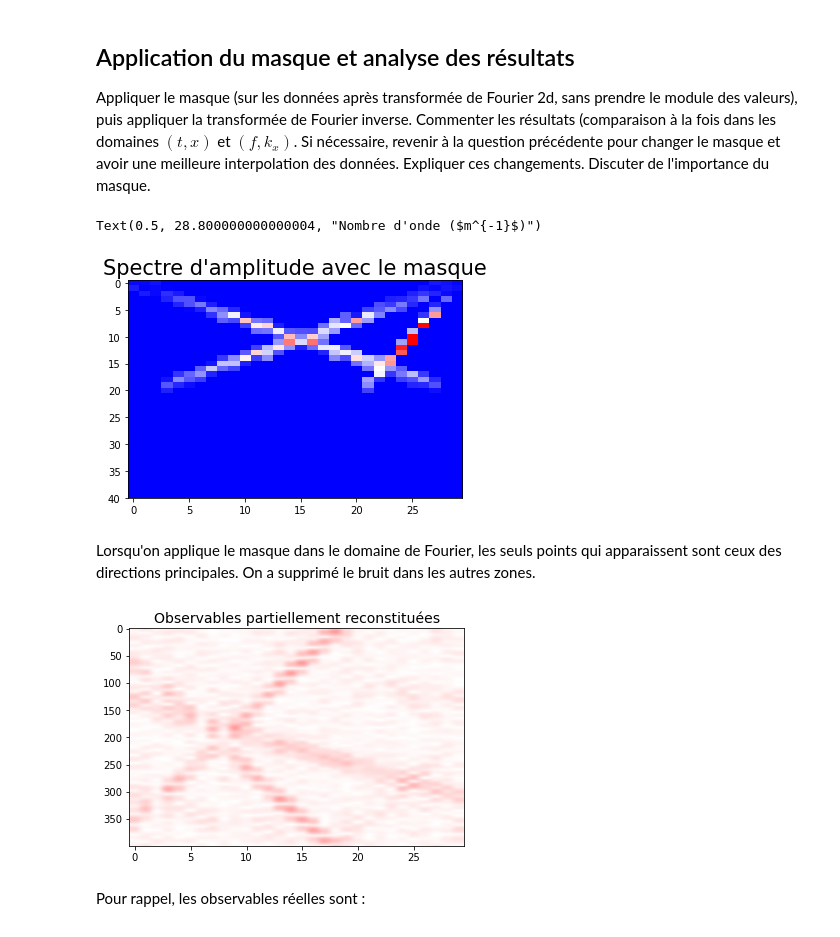
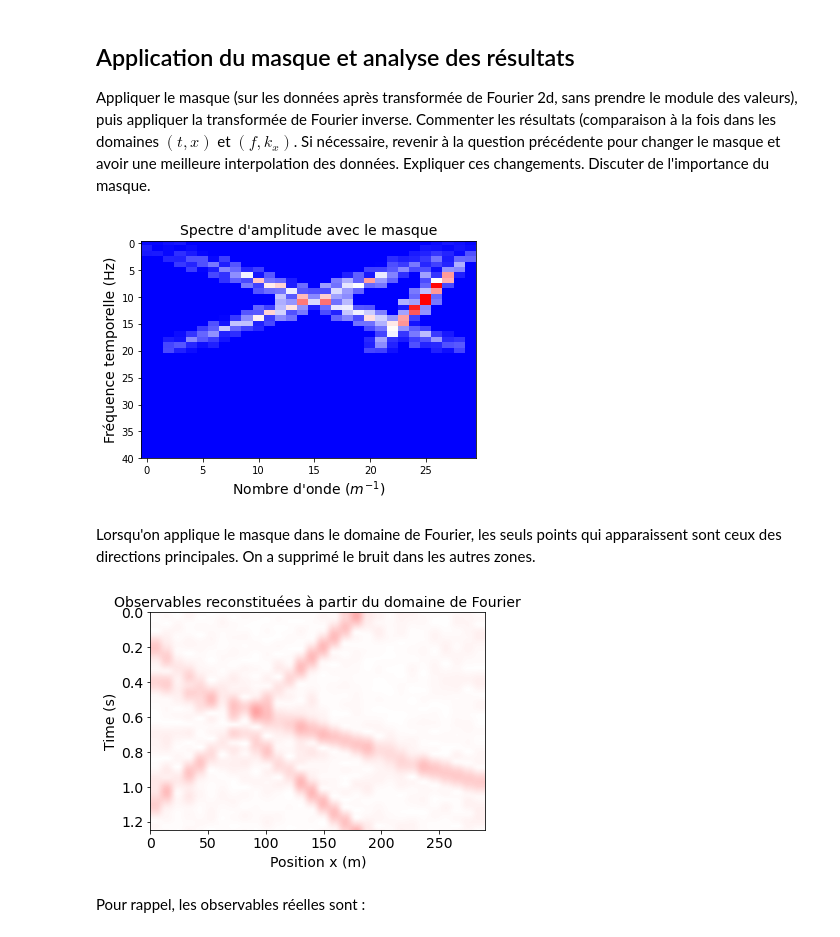
Before and after one commit to gabrielleberrada/projet_traitement_signal, a Jupyter notebook: mini_projet_interpolation/mini_projet_groupe3.ipynb, the cells around one changed output. Saved outputs shown, nothing was run; the diff lists cells and outputs as text; code cells hidden in the pictures.

Commit message:
affichages

```diff
--- a/mini_projet_interpolation/mini_projet_groupe3.ipynb
+++ b/mini_projet_interpolation/mini_projet_groupe3.ipynb
@@ -272,0 +309,3 @@ t3, p3 = maxima_points[2]
+# %%
+for i, (t, p) in enumerate(maxima_points):
+    print(f'(t{i+1}, p{i+1}) = ({round(t, 1)}, {round(p, 4)})')
@@ -305,0 +319,25 @@ IndexError: index 466 is out of bounds for axis 0 with size 400
+# %%
+# Reconstitution
+gpanel_reconst = np.copy(gpanel)
+borne = 30
+for i, m in enumerate(mtr):
+    for j in range(3):
+        t, p = maxima_points[j]
+        ind_t = round((t - p*m*dx)/dt)
+        for eps in range(borne):
+            if ind_t + eps < nt and ind_t + eps >= 0:
+                gpanel_reconst[ind_t + eps, m] = gpanel[min(nt - 1, round(t/dt+eps)), 0]
+            if ind_t - eps >= 0 and ind_t - eps < nt:
+                gpanel_reconst[ind_t - eps, m] = gpanel[max(0, round(t/dt-eps)),0]
+
+# Affichage
+vmax = np.max(np.abs(gpanel_reconst))
+fig = plt.figure()
+av = plt.subplot(111)
+plt.imshow(gpanel_reconst,extent=[ax[0],ax[-1],at[-1],at[0]],aspect='auto')
+plt.title('Observables reconstituées dans le domaine $(x, t)$', fontsize = labelsize)
+av.set_ylabel("Time (s)", fontsize = labelsize)
+av.set_xlabel("Position x (m)", fontsize = labelsize)
+av.tick_params(axis='both', which='major', labelsize=labelsize)
+plt.clim([-vmax,vmax])
+plt.set_cmap('bwr')
@@ -511,33 +588,34 @@ Appliquer le masque (sur les données après transformée de Fourier 2d, sans pr
 # %%
 gpanelf = np.fft.fft2(gpanel)
 gpanelf_masque = masque * gpanelf
 gpanelf_masque_abs = np.abs(gpanelf_masque)
 
+# Affichage
+fig = plt.figure()
+av = plt.subplot(111)
 plt.imshow(gpanelf_masque_abs, aspect='auto')
-
 plt.ylim(40,)
-
-
-plt.title("Spectre d'amplitude avec le masque", fontsize = 1.5*labelsize)
+plt.title("Spectre d'amplitude avec le masque", fontsize = labelsize)
 av.set_ylabel("Fréquence temporelle (Hz)", fontsize = labelsize)
-av.set_xlabel("Nombre d'onde ($m^{-1}$)", fontsize = labelsize)
+av.set_xlabel("Nombre d'onde ($m^{-1}$)", fontsize = labelsize);
 # %% [output]
-Text(0.5, 28.800000000000004, "Nombre d'onde ($m^{-1}$)")
-[figure, old version]
+[figure, new version]
 # %% [markdown]
 Lorsqu'on applique le masque dans le domaine de Fourier, les seuls points qui apparaissent sont ceux des directions principales. On a supprimé le bruit dans les autres zones.
 # %%
-tf_masque = np.abs(np.fft.ifft2(gpanelf_masque))
+observables_masque = np.abs(np.fft.ifft2(gpanelf_masque))
 
-plt.imshow(tf_masque, aspect='auto')
-plt.title('Observables partiellement reconstituées', fontsize = labelsize)
+fig = plt.figure()
+av = plt.subplot(111)
+plt.imshow(observables_masque, extent=[ax[0],ax[-1],at[-1],at[0]], aspect='auto')
+plt.title('Observables reconstituées à partir du domaine de Fourier', fontsize = labelsize)
 av.set_ylabel("Time (s)", fontsize = labelsize)
 av.set_xlabel("Position x (m)", fontsize = labelsize)
 av.tick_params(axis='both', which='major', labelsize=labelsize)
 plt.clim([-vmax,vmax])
 plt.set_cmap('bwr')
 # %% [output]
-[figure, old version]
+[figure, new version]
 # %% [markdown]
 Pour rappel, les observables réelles sont :
 # %%
```
Also changed, not shown: parts of 28 cells of this notebook.
